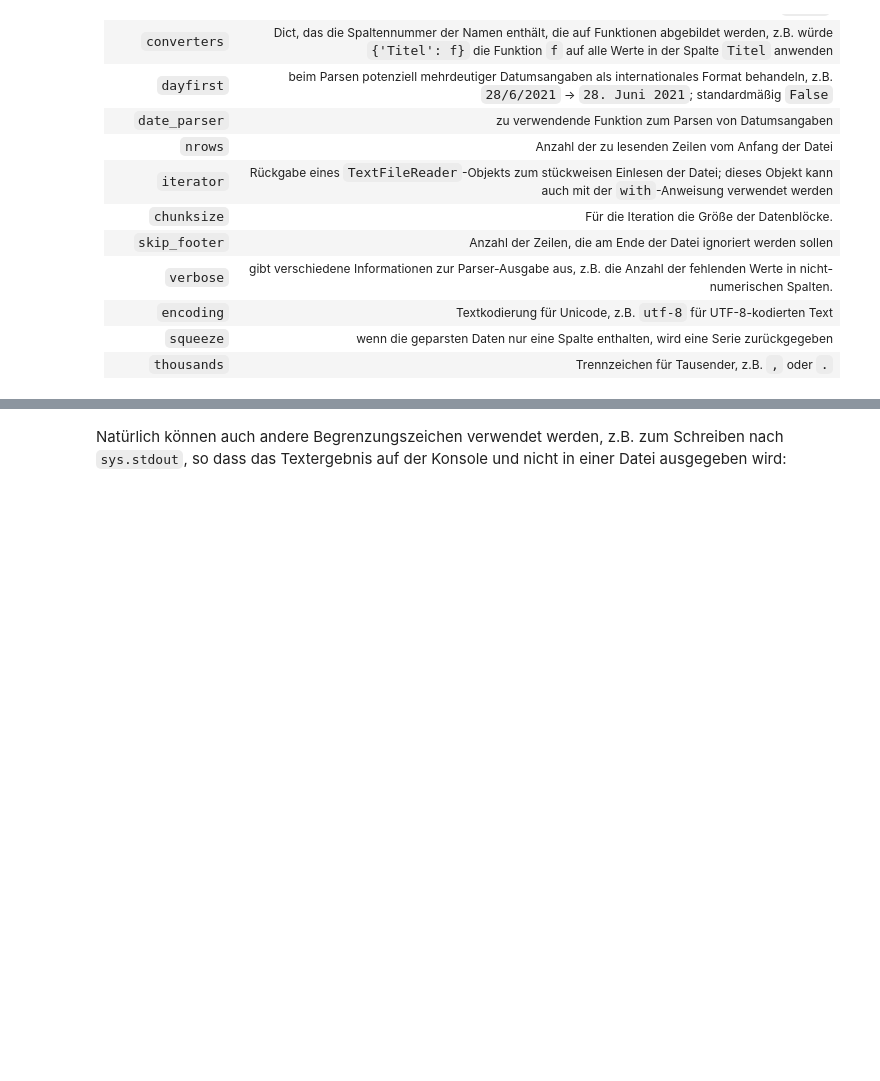
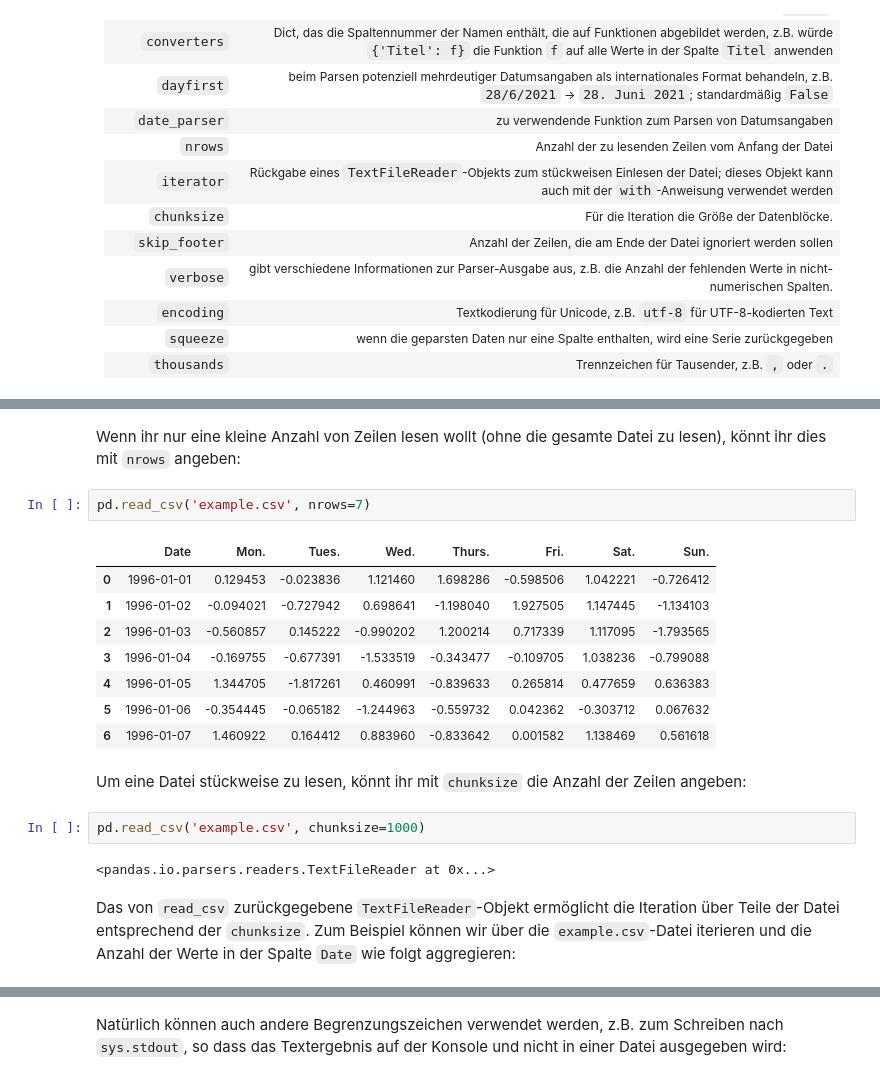
Before and after one commit to cusyio/Python4DataScience-de, a Jupyter notebook: docs/data-processing/serialisation-formats/csv/example.ipynb, the cells around one changed output, grey strips where cells are left out. Cells and saved outputs as stored; diff of their text form; blank space fills up the shorter version.

Commit message:
Add reading files in peaces to the pandas section

```diff
--- a/docs/data-processing/serialisation-formats/csv/example.ipynb
+++ b/docs/data-processing/serialisation-formats/csv/example.ipynb
@@ -159,0 +178,21 @@ df.to_csv('out.csv')
+# %% [markdown]
+Wenn ihr nur eine kleine Anzahl von Zeilen lesen wollt (ohne die gesamte Datei zu lesen), könnt ihr dies mit `nrows` angeben:
+# %%
+pd.read_csv('example.csv', nrows=7)
+# %% [output]
+|  | Date | Mon. | Tues. | Wed. | Thurs. | Fri. | Sat. | Sun. |
+| 0 | 1996-01-01 | 0.129453 | -0.023836 | 1.121460 | 1.698286 | -0.598506 | 1.042221 | -0.726412 |
+| 1 | 1996-01-02 | -0.094021 | -0.727942 | 0.698641 | -1.198040 | 1.927505 | 1.147445 | -1.134103 |
+| 2 | 1996-01-03 | -0.560857 | 0.145222 | -0.990202 | 1.200214 | 0.717339 | 1.117095 | -1.793565 |
+| 3 | 1996-01-04 | -0.169755 | -0.677391 | -1.533519 | -0.343477 | -0.109705 | 1.038236 | -0.799088 |
+| 4 | 1996-01-05 | 1.344705 | -1.817261 | 0.460991 | -0.839633 | 0.265814 | 0.477659 | 0.636383 |
+| 5 | 1996-01-06 | -0.354445 | -0.065182 | -1.244963 | -0.559732 | 0.042362 | -0.303712 | 0.067632 |
+| 6 | 1996-01-07 | 1.460922 | 0.164412 | 0.883960 | -0.833642 | 0.001582 | 1.138469 | 0.561618 |
+# %% [markdown]
+Um eine Datei stückweise zu lesen, könnt ihr mit `chunksize` die Anzahl der Zeilen angeben:
+# %%
+pd.read_csv('example.csv', chunksize=1000)
+# %% [output]
+<pandas.io.parsers.readers.TextFileReader at 0x...>
+# %% [markdown]
+Das von `read_csv` zurückgegebene `TextFileReader`-Objekt ermöglicht die Iteration über Teile der Datei entsprechend der `chunksize`. Zum Beispiel können wir über die `example.csv`-Datei iterieren und die Anzahl der Werte in der Spalte `Date` wie folgt aggregieren:
```
Also changed, not shown: parts of 31 cells of this notebook, 1 other file.
